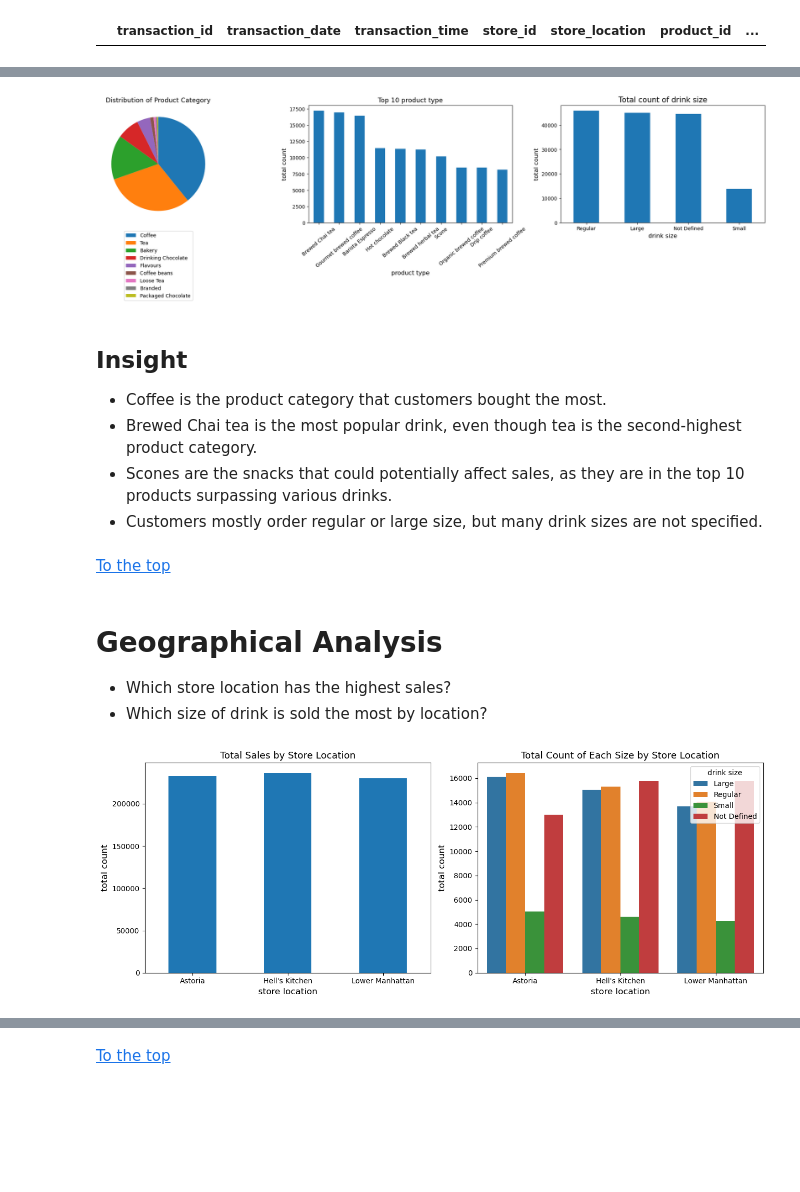
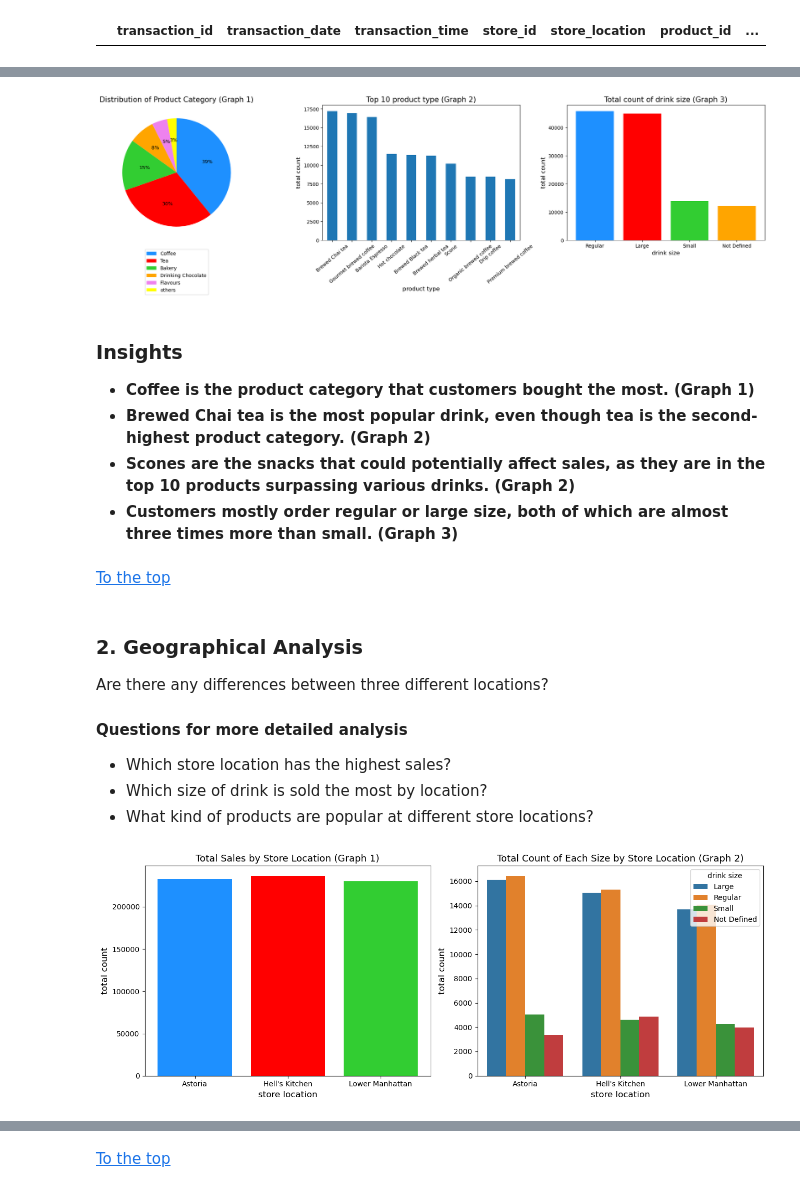
Before and after one commit to knt-ktsg/Project, a Jupyter notebook: Coffee_Sales_Analysis.ipynb, the cells around one changed output, grey strips where cells are left out. Saved outputs shown, nothing was run; the diff lists cells and outputs as text; code cells hidden in the pictures; blank space fills up the shorter version.

```diff
--- a/Coffee_Sales_Analysis.ipynb
+++ b/Coffee_Sales_Analysis.ipynb
@@ -84,59 +156,67 @@ df = df.rename(columns = {"Total_Bill" : "total_bill", "Size": "size", "Month Na
 # %%
 plt.figure(figsize=(20,6))
 plt.subplot(1,3,1)
-cnt_cat = df["product_category"].value_counts()
-plt.pie(cnt_cat, counterclock = False, startangle=90)
-plt.title("Distribution of Product Category", fontsize = 13)
-plt.legend(labels = cnt_cat.index, loc='upper center', bbox_to_anchor=(0.5, -0.05))
+df_cnt_cat = pd.DataFrame(data={'product_category':cnt_cat.index, 'count':cnt_cat.values})
+others = pd.DataFrame(data={'product_category':'others', 'count':df_cnt_cat.iloc[5:]['count'].sum()}, index=[4])
+df_category = pd.concat([df_cnt_cat, others]).drop([5,6,7,8], axis=0).reset_index(drop=True)
+colors = ["dodgerblue", "red", "limegreen", "orange", "violet", "yellow"]
+plt.pie(df_category['count'], counterclock = False, startangle=90, autopct='%1.0f%%', colors=colors)
+plt.title("Distribution of Product Category (Graph 1)", fontsize = 15)
+plt.legend(labels = df_category['product_category'], loc='upper center', bbox_to_anchor=(0.5, -0.05))
 
 plt.subplot(1,3,2)
 product_type = df.groupby("product_type")["product_type"].count().sort_values(ascending = False).head(10)
 product_type.plot(kind = "bar")
-plt.title("Top 10 product type", fontsize = 13)
+plt.title("Top 10 product type (Graph 2)", fontsize = 15)
 plt.xlabel("product type", fontsize = 12)
 plt.ylabel("total count", fontsize = 12)
 plt.xticks(rotation = 40, fontsize = 10)
 
 plt.subplot(1,3,3)
-cnt_size = df.groupby("size")["size"].value_counts().sort_values(ascending = False)
-cnt_size.plot(kind = "bar")
-plt.title("Total count of drink size", fontsize = 15)
+df_drinks = df[df['product_type'].str.contains('|'.join(['coffee', 'tea', 'Barista', 'chocolate', 'Drinking']))]
+cnt_size = df_drinks.groupby("size")["size"].value_counts().sort_values(ascending = False)
+plt.bar(cnt_size.index, cnt_size.values, color=colors)
+plt.title("Total count of drink size (Graph 3)", fontsize = 15)
 plt.xlabel("drink size", fontsize = 12)
 plt.ylabel("total count", fontsize = 12)
 plt.xticks(rotation=360)
 
 plt.tight_layout()
 plt.show()
 # %% [output]
-[figure, old version]
+[figure, new version]
 # %% [markdown]
-## **Insight**
-* Coffee is the product category that customers bought the most.
-* Brewed Chai tea is the most popular drink, even though tea is the second-highest product category.
-* Scones are the snacks that could potentially affect sales, as they are in the top 10 products surpassing various drinks.
-* Customers mostly order regular or large size, but many drink sizes are not specified.
+### **Insights**
+* **Coffee is the product category that customers bought the most. (Graph 1)**
+* **Brewed Chai tea is the most popular drink, even though tea is the second-highest product category. (Graph 2)**
+* **Scones are the snacks that could potentially affect sales, as they are in the top 10 products surpassing various drinks. (Graph 2)**
+* **Customers mostly order regular or large size, both of which are almost three times more than small. (Graph 3)**
 # %% [markdown]
 [To the top](#0)
 # %% [markdown]
-# Geographical Analysis <a id=2></a>
+### 2. Geographical Analysis <a id=4></a>
+Are there any differences between three different locations?
+
+#### Questions for more detailed analysis
 * Which store location has the highest sales?
 * Which size of drink is sold the most by location?
+* What kind of products are popular at different store locations?
 # %%
 sales_location = df[["store_location", "total_bill"]].groupby("store_location")["total_bill"].sum()
 
 plt.figure(figsize=(13,5))
 plt.subplot(1,2,1)
-sales_location.plot(kind = "bar")
-plt.title("Total Sales by Store Location", fontsize = 13)
+plt.bar(sales_location.index, sales_location.values, color=colors)
+plt.title("Total Sales by Store Location (Graph 1)", fontsize = 13)
 plt.xlabel("store location", fontsize = 12)
 plt.ylabel("total count", fontsize = 12)
 plt.xticks(rotation = 360)
 
 plt.subplot(1,2,2)
-cnt_size_loc = df[["store_location", "size"]].groupby(["store_location", "size"])[["size"]].count().rename(columns={"size": "total_count"}).reset_index()
+cnt_size_loc = df_drinks[["store_location", "size"]].groupby(["store_location", "size"])[["size"]].count().rename(columns={"size": "total_count"}).reset_index()
 cnt_size_loc["size"] = pd.Categorical(cnt_size_loc["size"], categories=["Large", "Regular", "Small", "Not Defined"], ordered=True)
 sns.barplot(data=cnt_size_loc, x="store_location", y="total_count", hue="size")
-plt.title("Total Count of Each Size by Store Location", fontsize = 13)
+plt.title("Total Count of Each Size by Store Location (Graph 2)", fontsize = 13)
 plt.xlabel("store location", fontsize = 12)
 plt.ylabel("total count", fontsize = 12)
 plt.xticks(rotation=360)
@@ -145,5 +225,5 @@ plt.legend(title="drink size")
 plt.tight_layout()
 plt.show()
 # %% [output]
-[figure, old version]
+[figure, new version]
 # %% [markdown]
```
Also changed, not shown: parts of 25 cells of this notebook, 1 other file.
